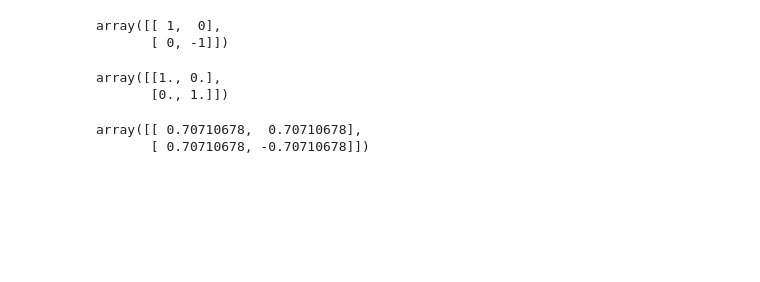
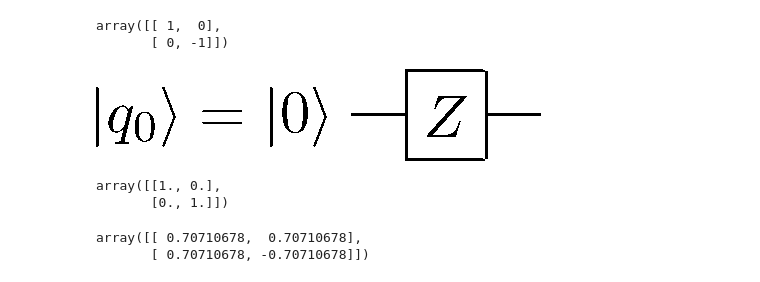
Before and after one commit to arturgs/bojos_supercomputacio, a Jupyter notebook: introduccio_quantum_computing.ipynb, the cells around one changed output. Drawn from its saved outputs; the diff is of its cells as text; code cells hidden in the pictures; blank space fills up the shorter version.

```diff
--- a/introduccio_quantum_computing.ipynb
+++ b/introduccio_quantum_computing.ipynb
@@ -25,6 +30,10 @@ sz
 # %% [output]
 array([[ 1,  0],
        [ 0, -1]])
+# %%
+Image("images/Z.png")
+# %% [output]
+[figure, added]
 # %%
 identity = np.eye(2)
 identity
```
Also changed, not shown: parts of 3 cells of this notebook, 4 other files.
